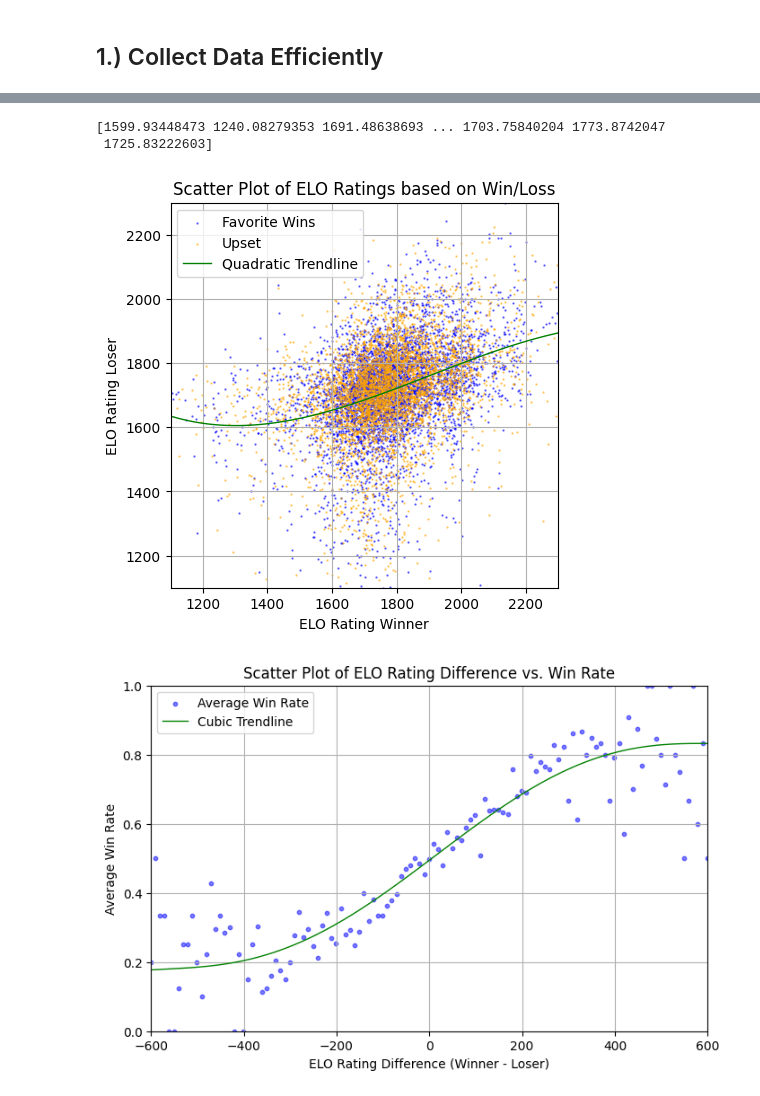
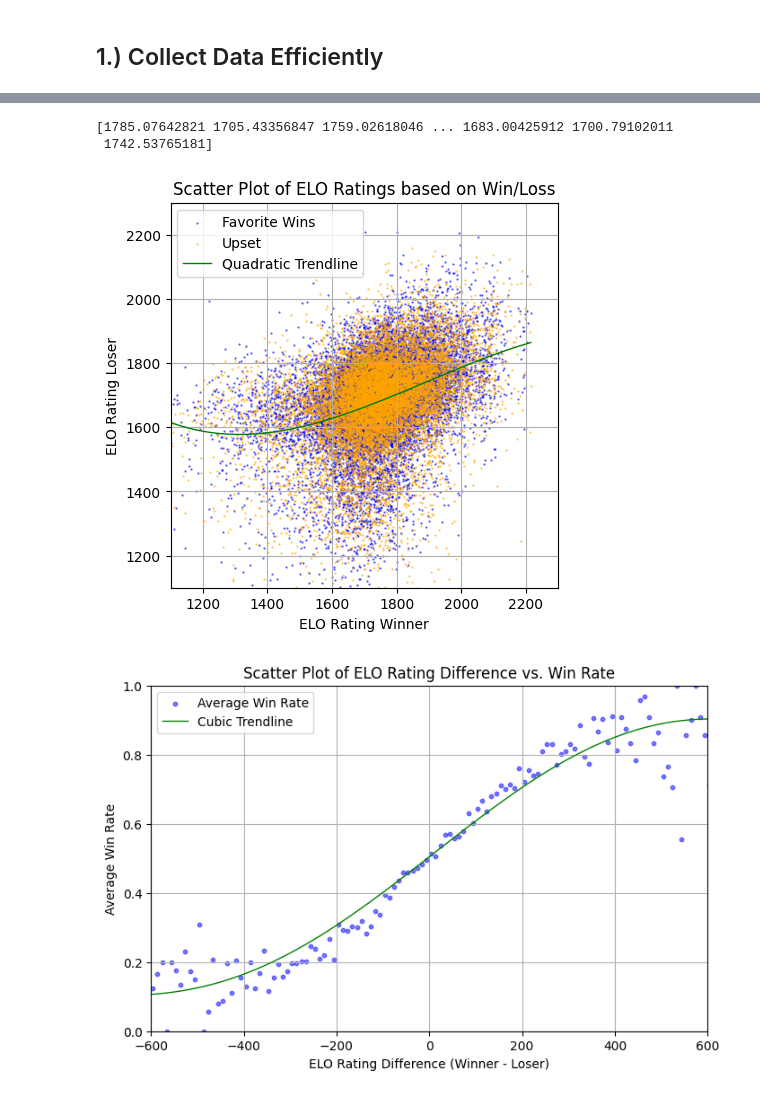
Before and after one commit to dsw225/TennisPredictionModel, a Jupyter notebook: breakpoint/tennis_analyzer_v2.ipynb, the cells around one changed output, grey strips where cells are left out. Saved outputs shown, nothing was run; the diff lists cells and outputs as text; code cells hidden in the pictures.

Commit message:
Increased accuracy on v2, need to figure out more important factors and simplify

```diff
--- a/breakpoint/tennis_analyzer_v2.ipynb
+++ b/breakpoint/tennis_analyzer_v2.ipynb
@@ -40,7 +40,7 @@ import joblib
 
 # from render.models import *
 # %%
-start = '20190101'
+start = '20110101'
 end = '20231231'
 match_type = 'm'
 # %%
@@ -60,10 +60,11 @@ end_date = datetime.strptime(end, '%Y%m%d').date()
 
 # games = await sync_to_async(list)(query.all().values())
 
-df = pd.read_csv('testfree.csv')
+df = pd.read_csv('testfree2.csv')
 df['tourney_date'] = pd.to_datetime(df['tourney_date']).dt.date
 df = df[(df['tourney_date'] >= start_date) & (df['tourney_date'] <= end_date)]
-df = df.drop(['tourney_id', 'tourney_name', 'tourney_date', 'a_player_name', 'b_player_name', 'a_player_id', 'a_player_slug', 'b_player_id', 'b_player_slug','a_odds', 'b_odds'], axis=1)
+
+df = df.drop(['tourney_id', 'tourney_name', 'tourney_date', 'a_player_name', 'b_player_name', 'a_player_id', 'a_player_slug', 'b_player_id', 'b_player_slug'], axis=1)
 
 # df = pd.DataFrame(games).drop(['tourney_id', 'tourney_name', 'tourney_date', 'a_player_name', 'b_player_name', 'a_player_id', 'a_player_slug', 'b_player_id', 'b_player_slug','a_win_percent', 'a_serve_rating', 'a_return_rating', 'a_pressure_rating', 'a_avg_vs_elo', 'a_matches_played', 'b_win_percent', 'b_serve_rating', 'b_return_rating', 'b_pressure_rating', 'b_avg_vs_elo', 'b_matches_played', 'a_odds', 'b_odds'], axis=1)
 
@@ -99,48 +100,48 @@ df = df[~(df == 1500).any(axis=1)]
 plt.figure(figsize=(5, 5))
 
 # Plot a_elo_rating vs b_elo_rating for a_b_win == 1
-x1 = df[df['a_b_win'] == 1]['a_surface_elo_rating']
-y1 = df[df['a_b_win'] == 1]['b_surface_elo_rating']
+x1 = df[df['a_b_win'] == 1]['a_surface_recent_elo_rating']
+y1 = df[df['a_b_win'] == 1]['b_surface_recent_elo_rating']
 plt.scatter(x1, y1, color='blue', label='Favorite Wins', s=.5, alpha=0.5)
 
 # Plot b_elo_rating vs a_elo_rating for a_b_win == 0
-x2 = df[df['a_b_win'] == 0]['b_surface_elo_rating']
-y2 = df[df['a_b_win'] == 0]['a_surface_elo_rating']
+x2 = df[df['a_b_win'] == 0]['b_surface_recent_elo_rating']
+y2 = df[df['a_b_win'] == 0]['a_surface_recent_elo_rating']
 plt.scatter(x2, y2, color='orange', label='Upset', s=.5, alpha=0.5)
 
 # Combine data for a single trendline
 combined_x = np.concatenate([x1, x2])
 combined_y = np.concatenate([y1, y2])
 
 # Fit a polynomial of degree 2 to the combined data
 print(combined_x)
 coefficients = np.polyfit(combined_x, combined_y, 3)
 polynomial = np.poly1d(coefficients)
 trendline_x = np.linspace(combined_x.min(), combined_x.max(), 100)
 trendline_y = polynomial(trendline_x)
 plt.plot(trendline_x, trendline_y, color='green', linewidth=1, label='Quadratic Trendline')
 
 # Setting the limits for x and y axis
 plt.xlim(1100, 2300)
 plt.ylim(1100, 2300)
 
 # Adding labels and title
 plt.xlabel('ELO Rating Winner')
 plt.ylabel('ELO Rating Loser')
 plt.title('Scatter Plot of ELO Ratings based on Win/Loss')
 plt.grid(True)
 plt.legend()
 
 # Show the plot
 plt.show()
 # %% [output]
-[1599.93448473 1240.08279353 1691.48638693 ... 1703.75840204 1773.8742047
- 1725.83222603]
+[1785.07642821 1705.43356847 1759.02618046 ... 1683.00425912 1700.79102011
+ 1742.53765181]
-[figure, old version]
+[figure, new version]
 # %%
 plt.figure(figsize=(8, 5))
 
-df['elo_diff'] = df['a_surface_elo_rating'] - df['b_surface_elo_rating']
+df['elo_diff'] = df['a_recent_elo_rating'] - df['b_recent_elo_rating']
 
 # Create bins for ELO difference in intervals of 10
 bins = np.arange(df['elo_diff'].min(), df['elo_diff'].max() + 10, 10)
@@ -180,7 +181,7 @@ plt.legend()
 # Show the plot
 plt.show()
 # %% [output]
-[figure, old version]
+[figure, new version]
 # %%
 device = (
     "cuda"
```
Also changed, not shown: parts of 8 cells of this notebook, 7 other files.
